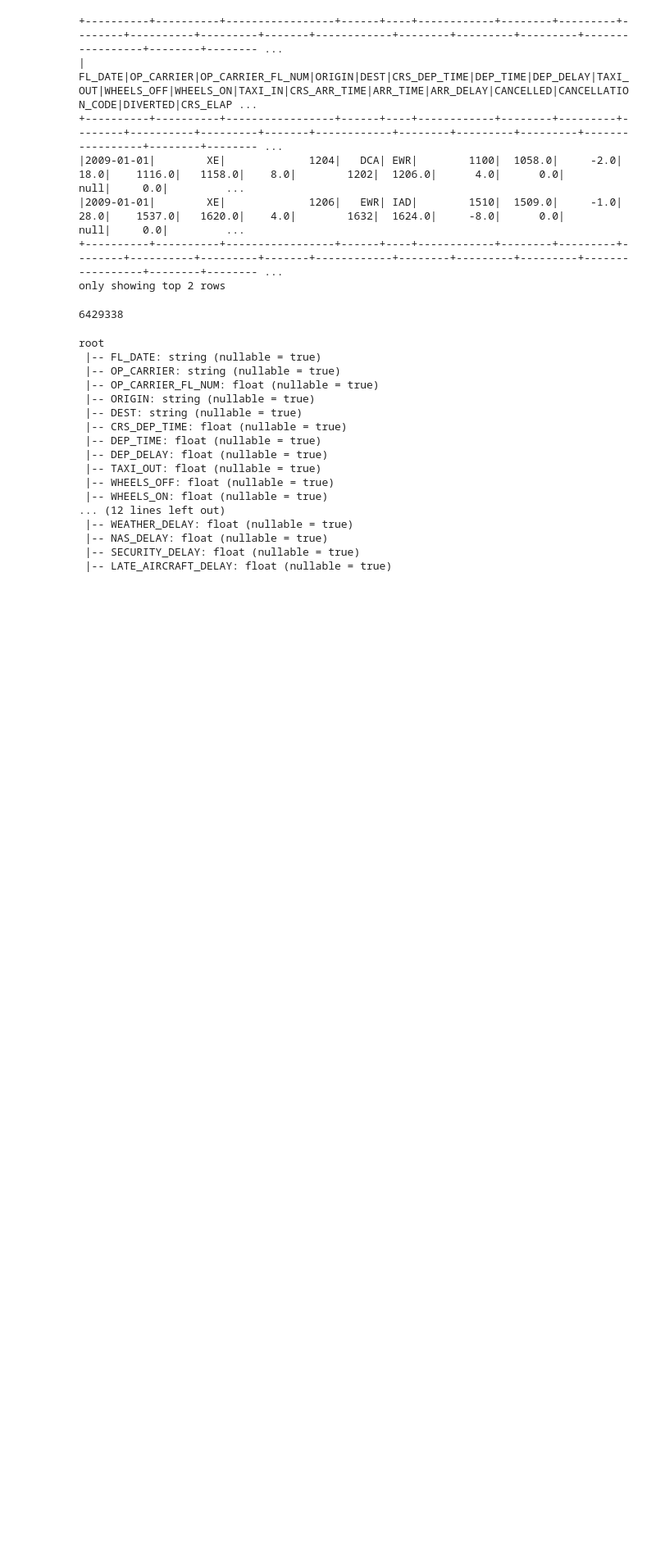
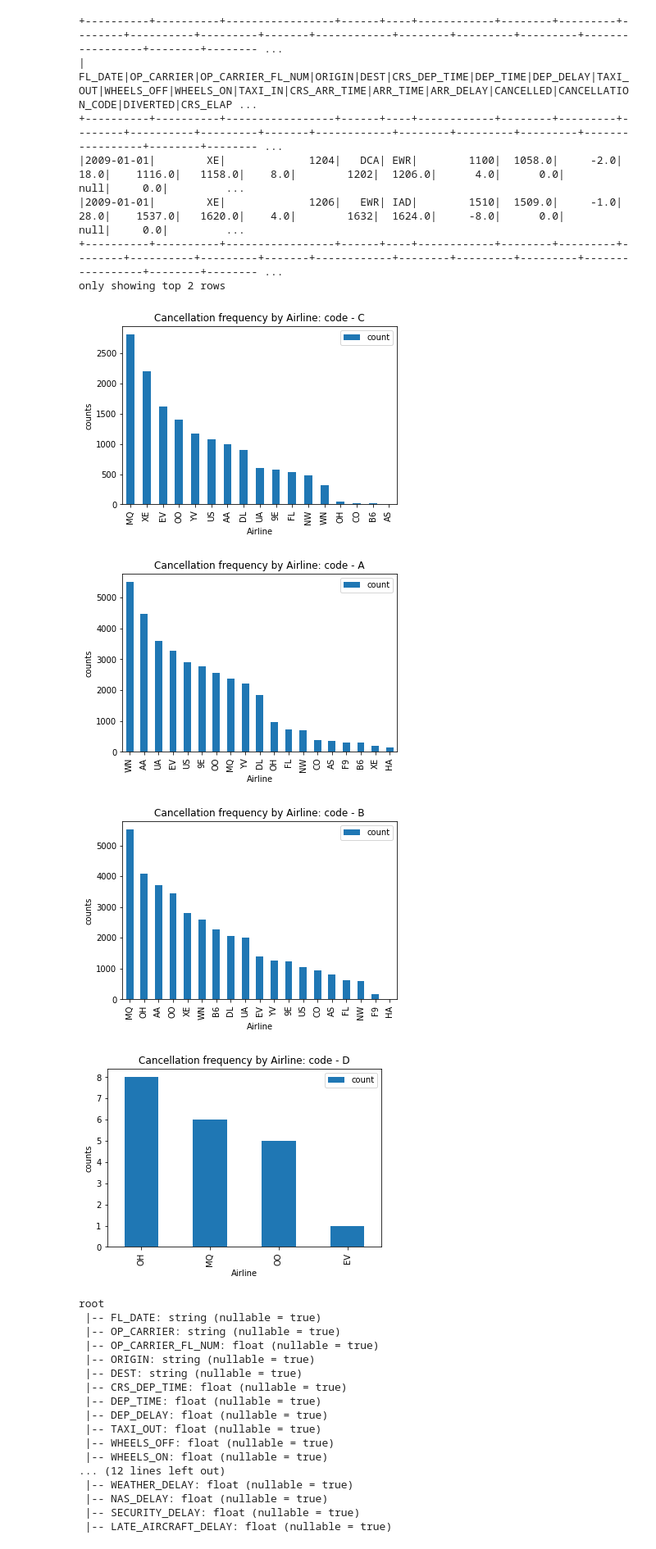
Before and after one commit to a3darekar/big-data-management-project-3, a Jupyter notebook: Airlines.ipynb, the cells around one changed output. Shown: that part at 82% size. Saved outputs shown, nothing was run; the diff lists cells and outputs as text; code cells hidden in the pictures; blank space fills up the shorter version.

```diff
--- a/Airlines.ipynb
+++ b/Airlines.ipynb
@@ -150,7 +96,7 @@ from pyspark.ml.param import Param, Params
 from pyspark.ml.feature import OneHotEncoder, VectorAssembler, StringIndexer
 from pyspark.ml import Pipeline
 # %%
-df = df.dropna(how="all")
+df = df.dropna(how="all").na.fill(value=0, subset=['CARRIER_DELAY', 'WEATHER_DELAY', 'NAS_DELAY', 'SECURITY_DELAY', 'LATE_AIRCRAFT_DELAY'])
 df.show(2)
 # %% [output]
 +----------+----------+-----------------+------+----+------------+--------+---------+--------+----------+---------+-------+------------+--------+---------+---------+-----------------+--------+-------- ...
@@ -160,24 +106,19 @@ df.show(2)
 |2009-01-01|        XE|             1206|   EWR| IAD|        1510|  1509.0|     -1.0|    28.0|    1537.0|   1620.0|    4.0|        1632|  1624.0|     -8.0|      0.0|             null|     0.0|         ...
 +----------+----------+-----------------+------+----+------------+--------+---------+--------+----------+---------+-------+------------+--------+---------+---------+-----------------+--------+-------- ...
 only showing top 2 rows
-# %%
-plt.figure(figsize=(25, 12)).subplots_adjust(hspace = 0.5)
-
-plt.subplot(2, 2 ,1)
-df.groupby('FL_DATE_month').ARR_DELAY.sum().plot.bar().set_title('ARRIVAL delays by month')
-plt.title('ARRIVAL delays by month', fontsize=16)
-plt.ylabel('Hours', fontsize=14)
-plt.xlabel('Month of the year', fontsize=14)
-
-plt.subplot(2, 2 ,2)
-df.groupby('FL_DATE_month').DEP_DELAY.sum().plot.bar()
-plt.title('DEPARTURE delays by month', fontsize=16)
-plt.ylabel('Hours', fontsize=14)
-plt.xlabel('Month of the year', fontsize=14)
-
-plt.show()
-# %% [output]
-6429338
+# %%
+cancelled_flights = df.filter("CANCELLED == 1")
+frame = cancelled_flights.groupBy("OP_CARRIER", "CANCELLATION_CODE").count().toPandas()
+# %%
+cancellation_codes = frame["CANCELLATION_CODE"].unique()
+for cancellation_code in cancellation_codes:
+    sorted_frame = frame[frame["CANCELLATION_CODE"] == cancellation_code].sort_values(by=["count"], ascending=False)
+    sorted_frame.plot(x="OP_CARRIER", y="count", kind="bar", ylabel="counts", xlabel="Airline", title=f"Cancellation frequency by Airline: code - {cancellation_code}")
+# %% [output]
+[figure, added]
+[figure, added]
+[figure, added]
+[figure, added]
 # %%
 import pyspark.sql.functions as F
 
```
Also changed, not shown: parts of 16 cells of this notebook.
